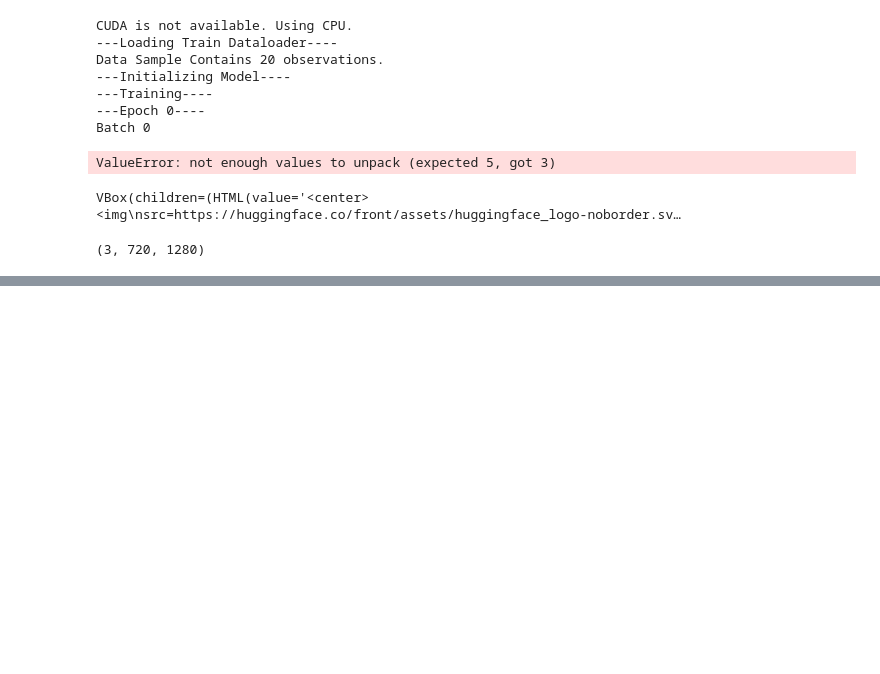
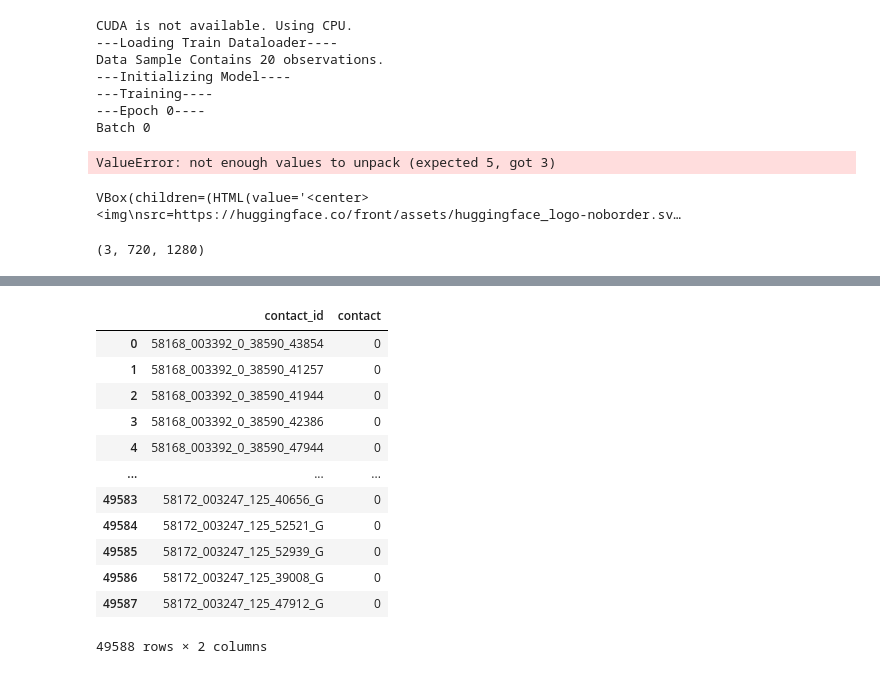
Before and after one commit to nickb1125/Contact-Detection, a Jupyter notebook: scrath.ipynb, the cells around one changed output, grey strips where cells are left out. Cells and saved outputs as stored; diff of their text form; code cells hidden in the pictures; blank space fills up the shorter version.

```diff
--- a/scrath.ipynb
+++ b/scrath.ipynb
@@ -358,0 +353,16 @@ image.shape
+# %%
+pd.read_csv(os.getcwd() + "/nfl-player-contact-detection/sample_submission.csv")
+# %% [output]
+|  | contact_id | contact |
+| 0 | 58168_003392_0_38590_43854 | 0 |
+| 1 | 58168_003392_0_38590_41257 | 0 |
+| 2 | 58168_003392_0_38590_41944 | 0 |
+| 3 | 58168_003392_0_38590_42386 | 0 |
+| 4 | 58168_003392_0_38590_47944 | 0 |
+| ... | ... | ... |
+| 49583 | 58172_003247_125_40656_G | 0 |
+| 49584 | 58172_003247_125_52521_G | 0 |
+| 49585 | 58172_003247_125_52939_G | 0 |
+| 49586 | 58172_003247_125_39008_G | 0 |
+| 49587 | 58172_003247_125_47912_G | 0 |
+49588 rows × 2 columns
```
Also changed, not shown: parts of 15 cells of this notebook, 3 other files.
